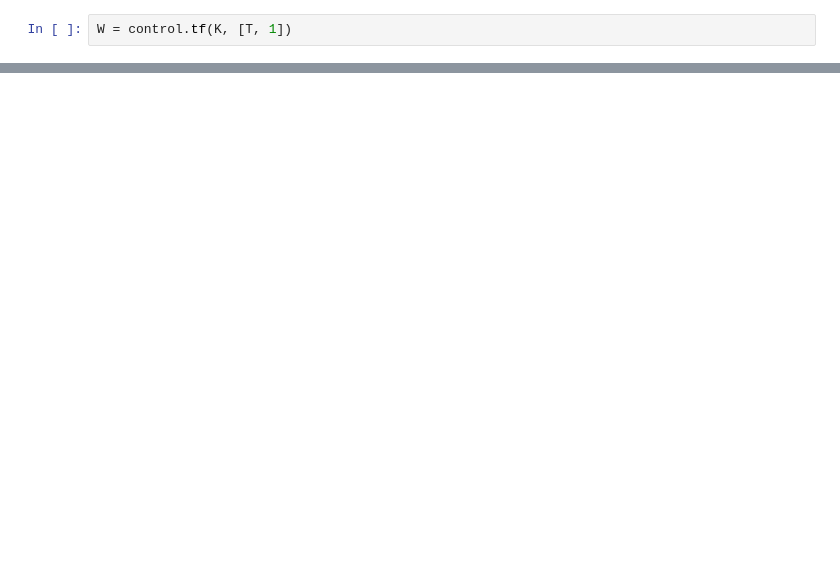
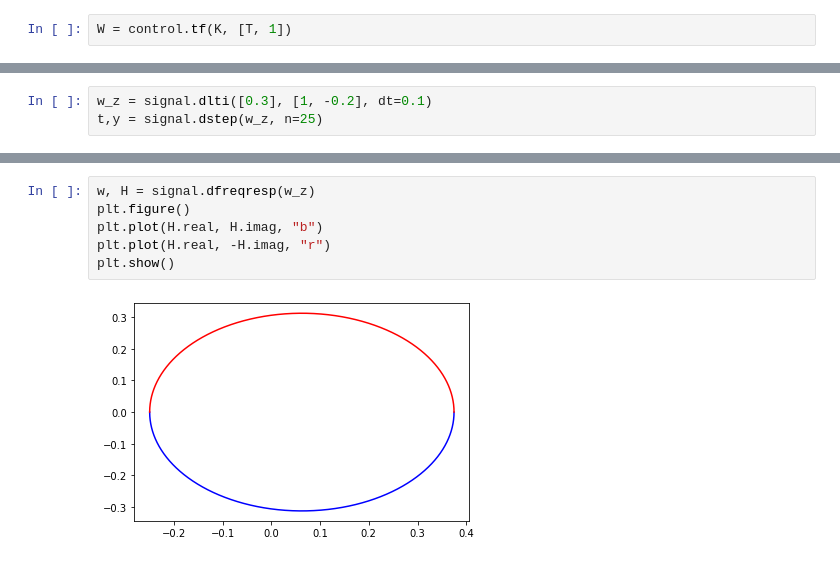
Before and after one commit to TAUforPython/discretesystem, a Jupyter notebook: z_transform.ipynb, the cells around one changed output, grey strips where cells are left out. Saved outputs shown, nothing was run; the diff lists cells and outputs as text; blank space fills up the shorter version.

```diff
--- a/z_transform.ipynb
+++ b/z_transform.ipynb
@@ -49,0 +75,3 @@ plt.show()
+# %%
+w_z = signal.dlti([0.3], [1, -0.2], dt=0.1)
+t,y = signal.dstep(w_z, n=25)
@@ -49,0 +85,8 @@ plt.show()
+# %%
+w, H = signal.dfreqresp(w_z)
+plt.figure()
+plt.plot(H.real, H.imag, "b")
+plt.plot(H.real, -H.imag, "r")
+plt.show()
+# %% [output]
+[figure, added]
```
Also changed, not shown: parts of 13 cells of this notebook.
